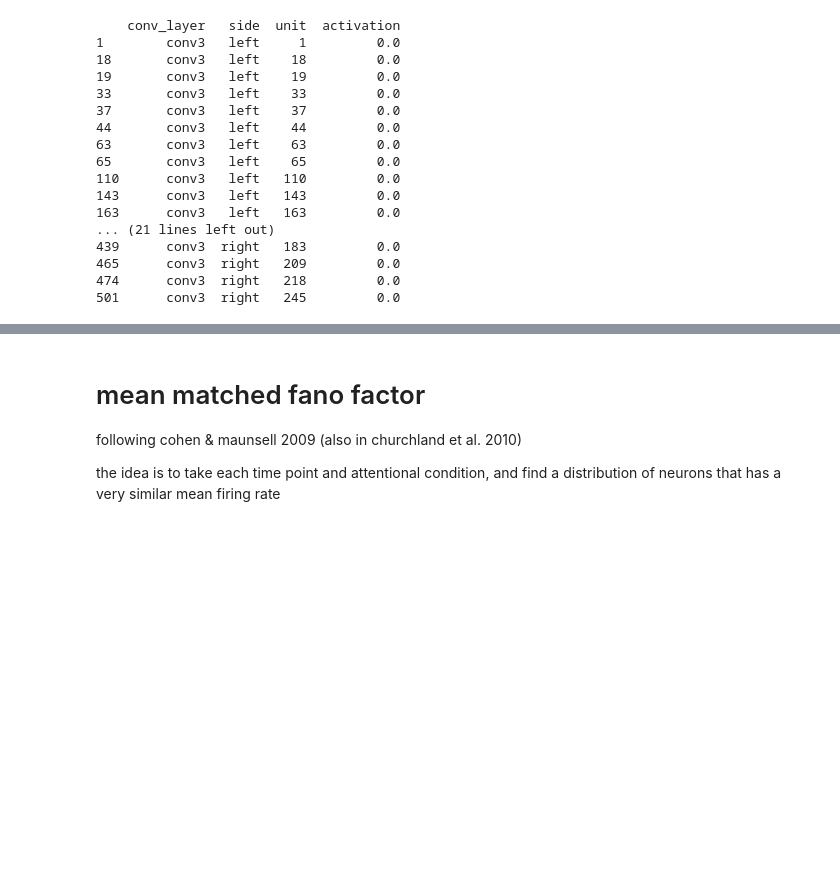
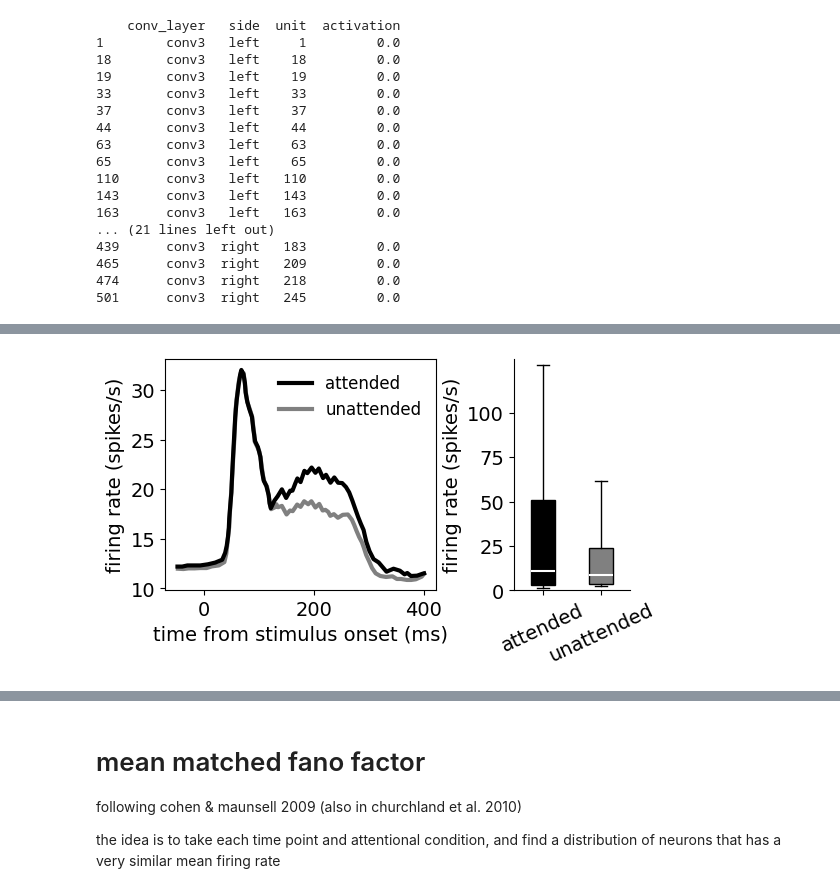
Before and after one commit to eivinasbutkus/how-attention-saves-energy-in-vision, a Jupyter notebook: notebooks/orientation_change_detection/analyse_orientation_change_detection.ipynb, the cells around one changed output, grey strips where cells are left out. Saved outputs shown, nothing was run; the diff lists cells and outputs as text; code cells hidden in the pictures; blank space fills up the shorter version.

```diff
--- a/notebooks/orientation_change_detection/analyse_orientation_change_detection.ipynb
+++ b/notebooks/orientation_change_detection/analyse_orientation_change_detection.ipynb
@@ -372,0 +376,74 @@ Passing `palette` without assigning `hue` is deprecated and will be removed in v
+# %%
+# version 2: box-and-whiskers with per-unit firing rates instead of bar plot
+
+# increased firing rate
+colors = ["black", "gray"]  # attended / unattended
+
+fig, axs = plt.subplots(1, 2, figsize=(6, 3), width_ratios=[0.7, 0.3])
+fig.subplots_adjust(wspace=0.4)
+
+# ---- Data panel ----
+df_fig2_a = pd.read_csv("cohen_fig2_a.csv")
+attended = extract_web_plot_digitizer_dataset(df_fig2_a, "attended")
+unattended = extract_web_plot_digitizer_dataset(df_fig2_a, "unattended")
+axs[0].plot(attended["x"], attended["y"], linewidth=3, color=colors[0])
+axs[0].plot(unattended["x"], unattended["y"], linewidth=3, color=colors[1], zorder=-2)
+axs[0].set_xlabel("time from stimulus onset (ms)")
+axs[0].set_ylabel("firing rate (spikes/s)")
+axs[0].legend(["attended", "unattended"], loc="upper right", frameon=False)
+
+# ---- Model panel: box-and-whiskers with per-unit firing rates ----
+df_per_unit = (
+    df.groupby(["day", "side", "unit", "attention"])["spike_rate"]
+    .mean()
+    .reset_index()
+)
+
+# Filter to visually responsive units (most units do not respond and spike rate is at baseline)
+responsive_threshold = 2.0
+unit_max_rate = (
+    df_per_unit.groupby(["day", "side", "unit"])["spike_rate"]
+    .max()
+    .reset_index()
+    .rename(columns={"spike_rate": "max_rate"})
+)
+responsive_units = unit_max_rate[unit_max_rate["max_rate"] > responsive_threshold]
+df_per_unit_resp = df_per_unit.merge(
+    responsive_units[["day", "side", "unit"]],
+    on=["day", "side", "unit"],
+    how="inner",
+)
+
+attended_vals   = df_per_unit_resp[df_per_unit_resp["attention"] == True ]["spike_rate"].values
+unattended_vals = df_per_unit_resp[df_per_unit_resp["attention"] == False]["spike_rate"].values
+box_data = [attended_vals, unattended_vals]
+
+bp = axs[1].boxplot(
+    box_data,
+    positions=[0, 1],
+    widths=0.4,
+    patch_artist=True,
+    showfliers=False,
+    whis=(10, 90),
+    medianprops=dict(color='white', linewidth=1.5),
+    whiskerprops=dict(color='black', linewidth=1),
+    capprops=dict(color='black', linewidth=1),
+)
+# Fill boxes to match attended/unattended colors
+for patch, c in zip(bp['boxes'], colors):
+    patch.set_facecolor(c)
+    patch.set_edgecolor('black')
+    patch.set_linewidth(1)
+
+axs[1].set_xticks([0, 1])
+axs[1].set_xticklabels(['attended', 'unattended'], rotation=25, ha='center')
+axs[1].set_xlabel("")
+axs[1].set_ylabel('firing rate (spikes/s)')
+axs[1].set_ylim(0, 130)
+axs[1].set_yticks([0, 25, 50, 75, 100])
+axs[1].spines['top'].set_visible(False)
+axs[1].spines['right'].set_visible(False)
+
+fig.savefig(figures_dir / "orientation_change_detection_firing_rate_v2.pdf", dpi=500, bbox_inches="tight")
+# %% [output]
+[figure, added]
```
Also changed, not shown: parts of 17 cells of this notebook, 25 other files.
